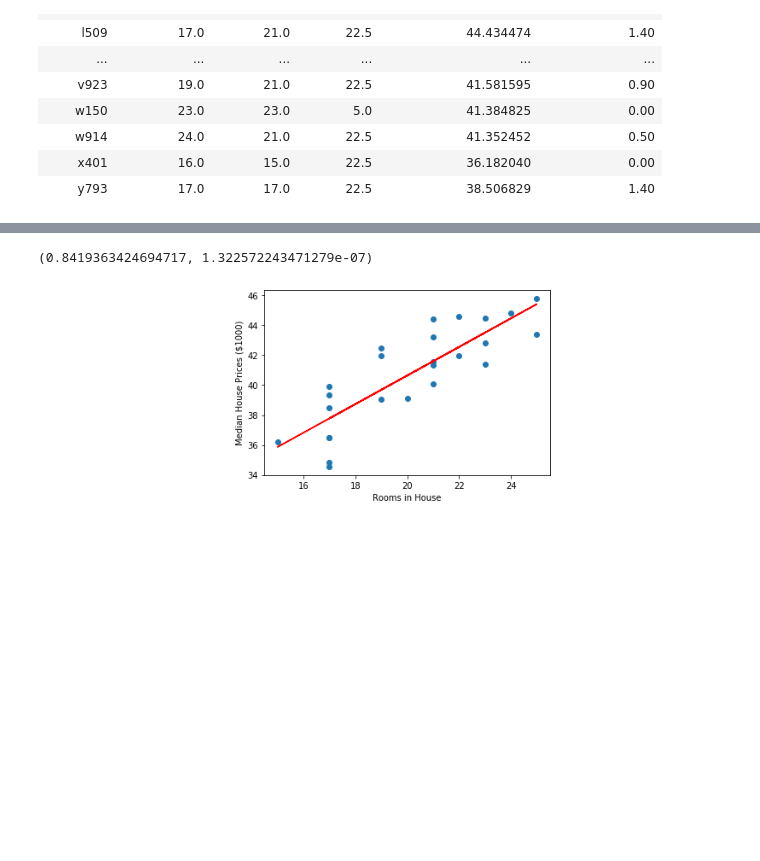
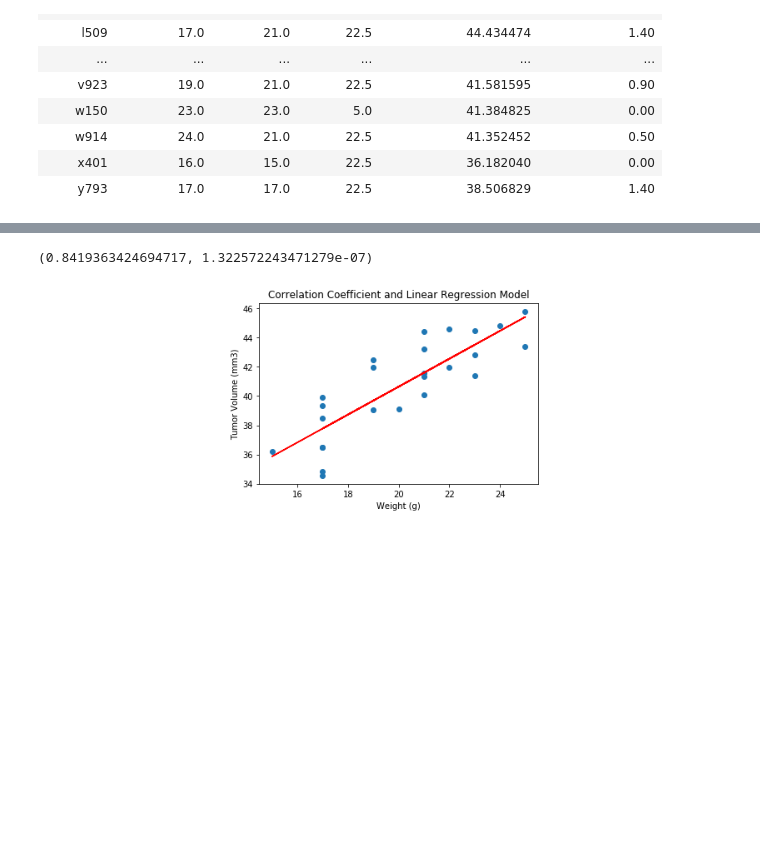
Before and after one commit to kyranduncan/Matplotlib_Challenge, a Jupyter notebook: pymaceuticals_starter.ipynb, the cells around one changed output, grey strips where cells are left out. Saved outputs shown, nothing was run; the diff lists cells and outputs as text; code cells hidden in the pictures.

```diff
--- a/pymaceuticals_starter.ipynb
+++ b/pymaceuticals_starter.ipynb
@@ -446,24 +417,23 @@ plt.show()
 # %%
 # Calculate the correlation coefficient and linear regression model for mouse weight and average tumor volume for the Capomulin regimen
 x_values = mouse_weight['Weight (g)']
 y_values = mouse_weight['Tumor Volume (mm3)']
 
 correlation = st.pearsonr(x_values,y_values)
 print(correlation) #PRINT 'THIS IS.....MAKE NICE'
 
 (slope, intercept, rvalue, pvalue, stderr) = linregress(x_values, y_values)
 regress_values = x_values * slope + intercept
 line_eq = "y = " + str(round(slope,2)) + "x + " + str(round(intercept,2))
 
 
 plt.scatter(x_values,y_values)
 plt.plot(x_values,regress_values,"r-")
 plt.annotate(line_eq,(6,10),fontsize=15,color="red")
-plt.xlabel('Rooms in House')
-plt.ylabel('Median House Prices ($1000)')
+plt.xlabel('Weight (g)')
+plt.ylabel('Tumor Volume (mm3)')
+plt.title('Correlation Coefficient and Linear Regression Model')
 plt.show()
-
-#CHANGE X Y LABELS
 # %% [output]
 (0.8419363424694717, 1.322572243471279e-07)
-[figure, old version]
+[figure, new version]
```
Also changed, not shown: parts of 6 cells of this notebook.
